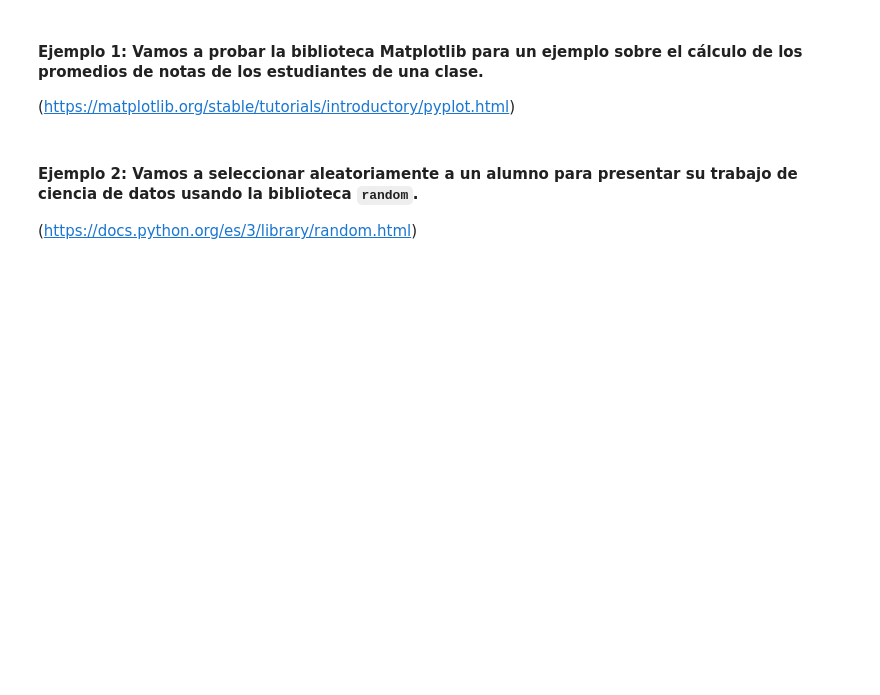
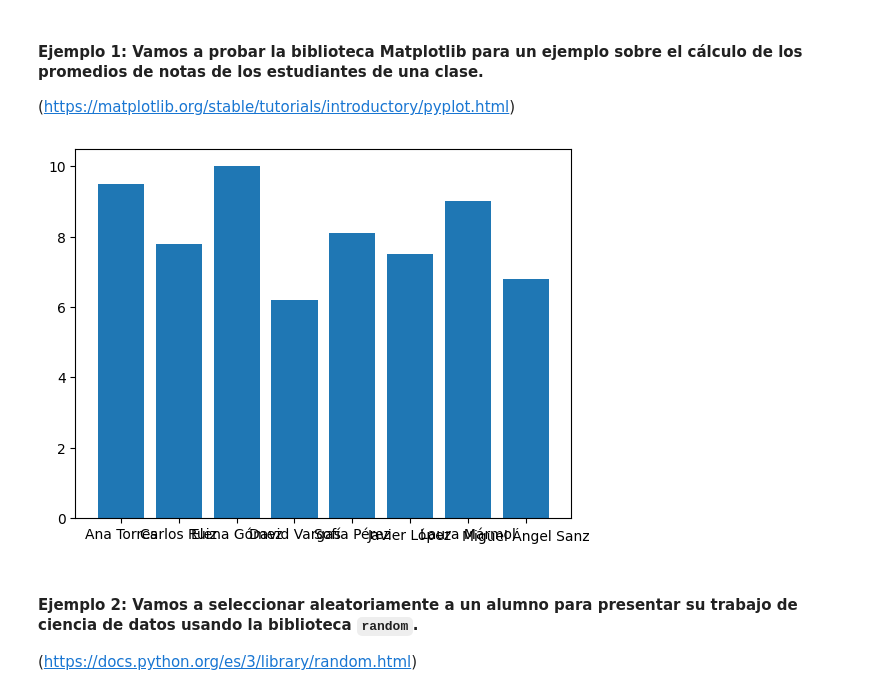
Before and after one commit to hernanpm101/Amigo-G9-Alura-ORACLE, a Jupyter notebook: Python_para_Data_Science.ipynb, the cells around one changed output. Cells and saved outputs as stored; diff of their text form; code cells hidden in the pictures; blank space fills up the shorter version.

```diff
--- a/Python_para_Data_Science.ipynb
+++ b/Python_para_Data_Science.ipynb
@@ -50,0 +77,26 @@ matplotlib.__version__
+# %%
+estudiantes = [
+    "Ana Torres",
+    "Carlos Ruiz",
+    "Elena Gómez",
+    "David Vargas",
+    "Sofía Pérez",
+    "Javier López",
+    "Laura Mármol",
+    "Miguel Ángel Sanz"
+]
+notas = [
+    9.5,  # Ana Torres
+    7.8,  # Carlos Ruiz
+    10.0, # Elena Gómez
+    6.2,  # David Vargas
+    8.1,  # Sofía Pérez
+    7.5,  # Javier López
+    9.0,  # Laura Mármol
+    6.8   # Miguel Ángel Sanz
+]
+# %%
+plt.bar(x=estudiantes, height=notas)
+plt.show()
+# %% [output]
+[figure, added]
```
Also changed, not shown: parts of 5 cells of this notebook.
